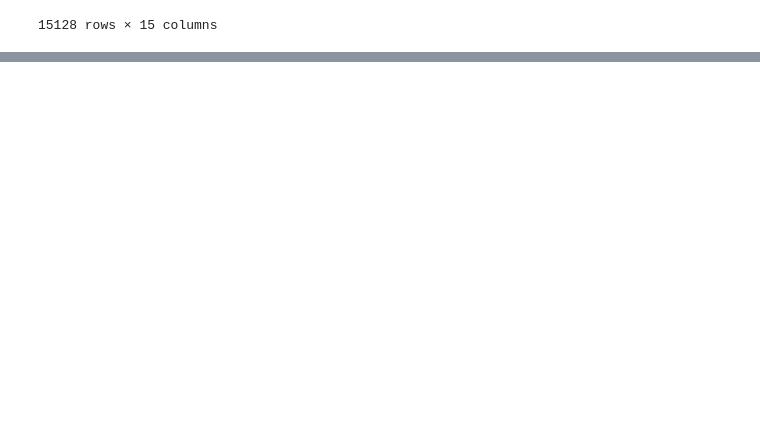
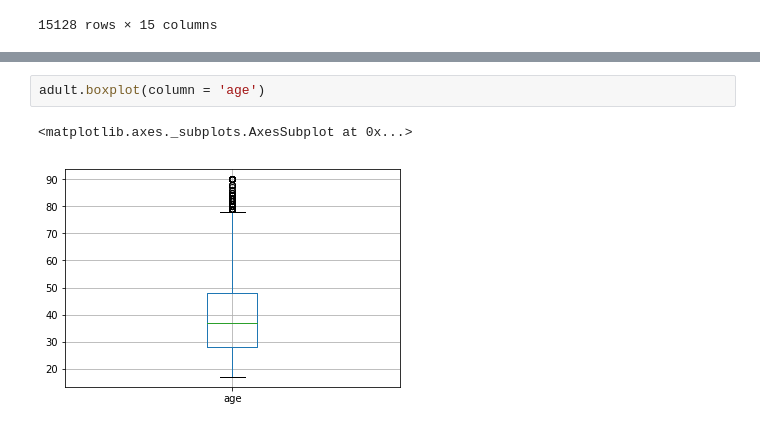
Before and after one commit to adowg1/Math2212_Dowgiallo, a Jupyter notebook: M2_Statistics/M2_Adult.ipynb, the cells around one changed output, grey strips where cells are left out. Drawn from its saved outputs; the diff is of its cells as text; blank space fills up the shorter version.

```diff
--- a/M2_Statistics/M2_Adult.ipynb
+++ b/M2_Statistics/M2_Adult.ipynb
@@ -172,0 +395,5 @@ men_low_income
+# %%
+adult.boxplot(column = 'age')
+# %% [output]
+<matplotlib.axes._subplots.AxesSubplot at 0x...>
+[figure, added]
```
Also changed, not shown: parts of 40 cells of this notebook, 2 other files.
